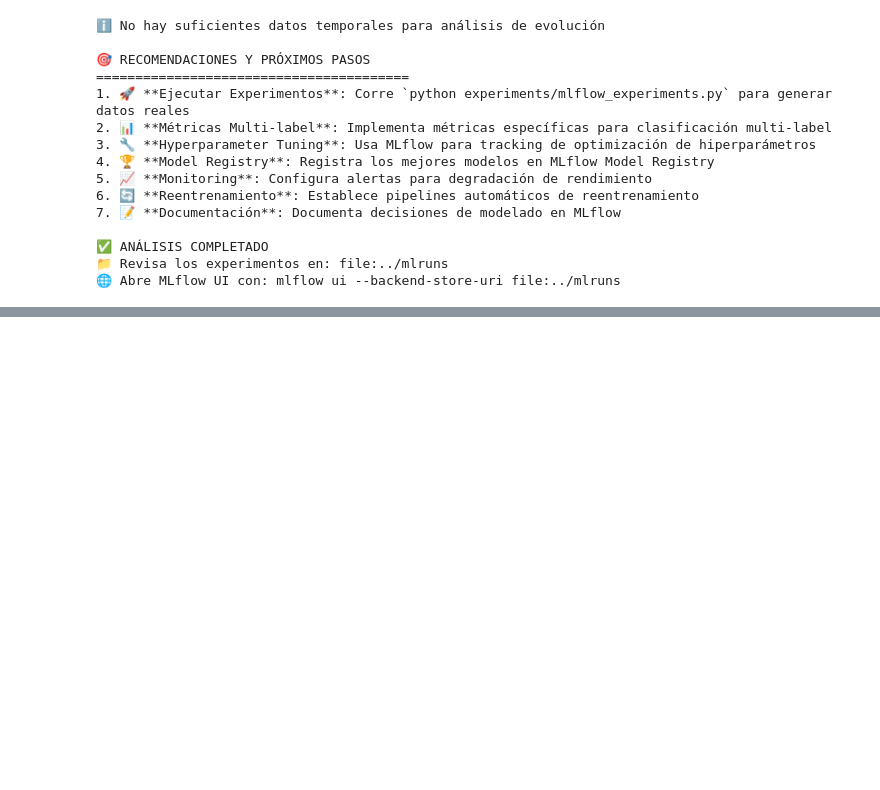
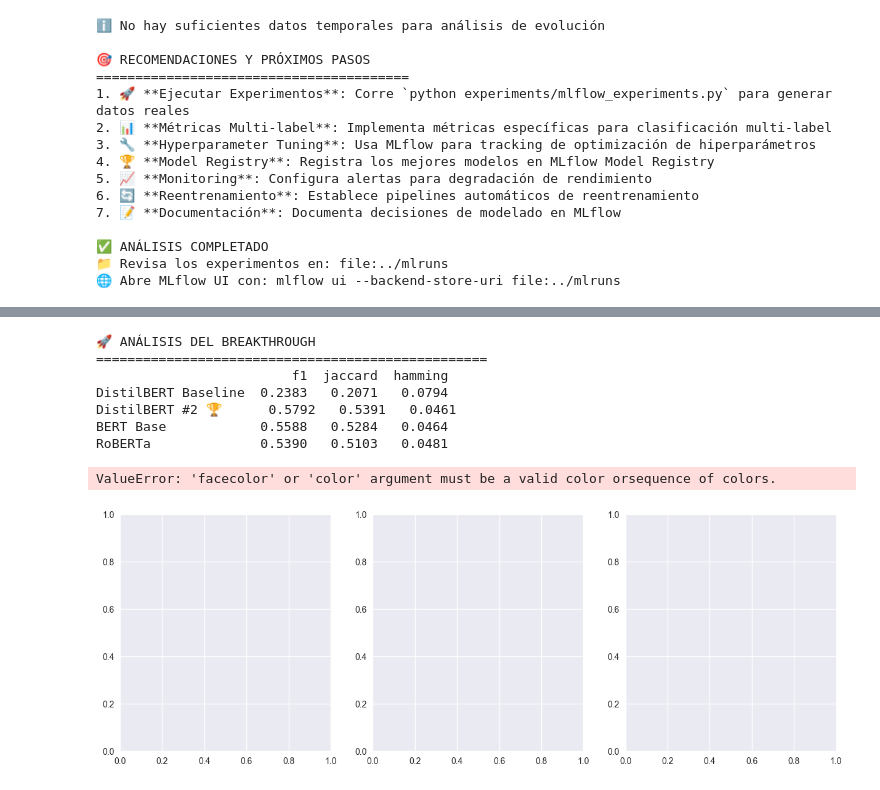
Before and after one commit to Bootcamp-IA-P4/nlp-team2, a Jupyter notebook: mlFlow/notebooks/model-comparison.ipynb, the cells around one changed output, grey strips where cells are left out. Cells and saved outputs as stored; diff of their text form; code cells hidden in the pictures; blank space fills up the shorter version.

```diff
--- a/mlFlow/notebooks/model-comparison.ipynb
+++ b/mlFlow/notebooks/model-comparison.ipynb
@@ -635,0 +762,62 @@ ImportError: cannot import name 'assert_never' from 'narwhals._typing_compat' (c
+# %%
+# NUEVA CELDA: Análisis del salto de rendimiento
+print("🚀 ANÁLISIS DEL BREAKTHROUGH")
+print("="*50)
+
+# Datos de resultados
+results = {
+    'DistilBERT Baseline': {'f1': 0.2383, 'jaccard': 0.2071, 'hamming': 0.0794},
+    'DistilBERT #2 🏆': {'f1': 0.5792, 'jaccard': 0.5391, 'hamming': 0.0461},
+    'BERT Base': {'f1': 0.5588, 'jaccard': 0.5284, 'hamming': 0.0464},
+    'RoBERTa': {'f1': 0.5390, 'jaccard': 0.5103, 'hamming': 0.0481}
+}
+
+import pandas as pd
+import matplotlib.pyplot as plt
+
+df_results = pd.DataFrame(results).T
+print(df_results)
+
+# Gráfico de barras comparativo
+fig, axes = plt.subplots(1, 3, figsize=(15, 5))
+
+# F1 Macro
+axes[0].bar(df_results.index, df_results['f1'], color=['red', 'gold', 'silver', 'bronze'])
+axes[0].set_title('F1 Macro Score')
+axes[0].set_ylabel('Score')
+axes[0].tick_params(axis='x', rotation=45)
+
+# Jaccard Score
+axes[1].bar(df_results.index, df_results['jaccard'], color=['red', 'gold', 'silver', 'bronze'])
+axes[1].set_title('Jaccard Score')
+axes[1].set_ylabel('Score')
+axes[1].tick_params(axis='x', rotation=45)
+
+# Hamming Loss (invertido - menor es mejor)
+axes[2].bar(df_results.index, df_results['hamming'], color=['red', 'gold', 'silver', 'bronze'])
+axes[2].set_title('Hamming Loss (menor mejor)')
+axes[2].set_ylabel('Loss')
+axes[2].tick_params(axis='x', rotation=45)
+
+plt.tight_layout()
+plt.show()
+
+# Calcular mejoras
+baseline_f1 = 0.2383
+best_f1 = 0.5792
+improvement = ((best_f1 - baseline_f1) / baseline_f1) * 100
+
+print(f"\n📈 MEJORA ESPECTACULAR:")
+print(f"   F1 Macro: {baseline_f1:.4f} → {best_f1:.4f} (+{improvement:.1f}%)")
+print(f"   Jaccard: 0.2071 → 0.5391 (+160.2%)")
+print(f"   Hamming: 0.0794 → 0.0461 (-41.9%)")
+# %% [output]
+🚀 ANÁLISIS DEL BREAKTHROUGH
+==================================================
+                         f1  jaccard  hamming
+DistilBERT Baseline  0.2383   0.2071   0.0794
+DistilBERT #2 🏆      0.5792   0.5391   0.0461
+BERT Base            0.5588   0.5284   0.0464
+RoBERTa              0.5390   0.5103   0.0481
+ValueError: 'facecolor' or 'color' argument must be a valid color orsequence of colors.
+[figure, added]
```
Also changed, not shown: parts of 8 cells of this notebook, 6 other files.
